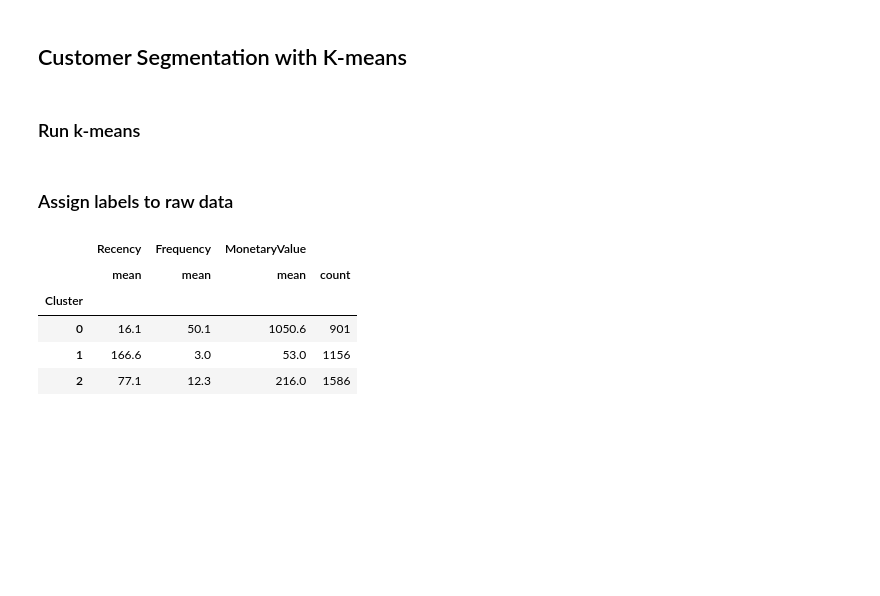
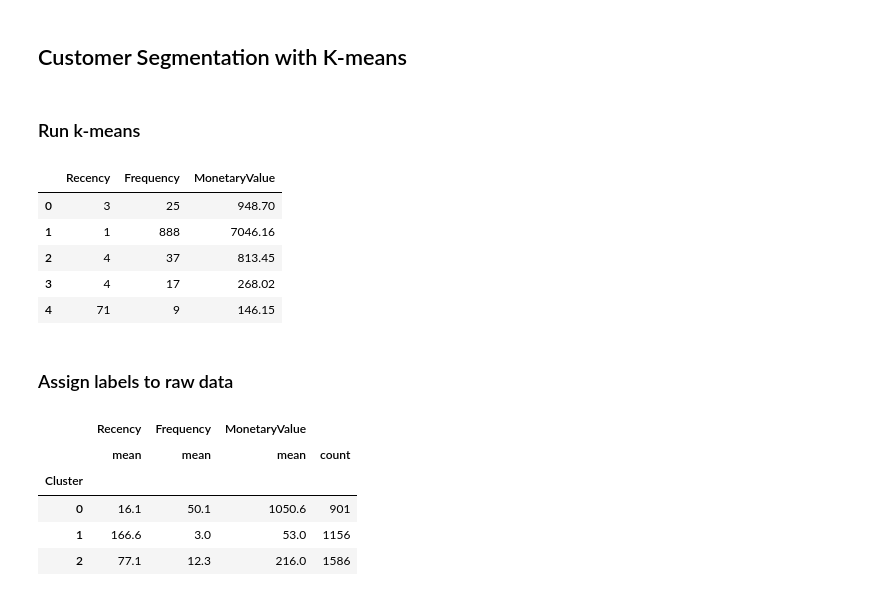
Before and after one commit to ozlerhakan/datacamp, a Jupyter notebook: Customer Segmentation in Python/chapter4.ipynb, the cells around one changed output. Drawn from its saved outputs; the diff is of its cells as text; code cells hidden in the pictures; blank space fills up the shorter version.

```diff
--- a/Customer Segmentation in Python/chapter4.ipynb
+++ b/Customer Segmentation in Python/chapter4.ipynb
@@ -11,6 +11,15 @@ from sklearn.preprocessing import StandardScaler
 ### Run k-means
 # %%
 datamart_rfm = pd.read_csv('datamart_rfm.csv')
+# %%
+datamart_rfm.head()
+# %% [output]
+|  | Recency | Frequency | MonetaryValue |
+| 0 | 3 | 25 | 948.70 |
+| 1 | 1 | 888 | 7046.16 |
+| 2 | 4 | 37 | 813.45 |
+| 3 | 4 | 17 | 268.02 |
+| 4 | 71 | 9 | 146.15 |
 # %%
 datamart_log = np.log(datamart_rfm)
 
```
Also changed, not shown: parts of 4 cells of this notebook.
